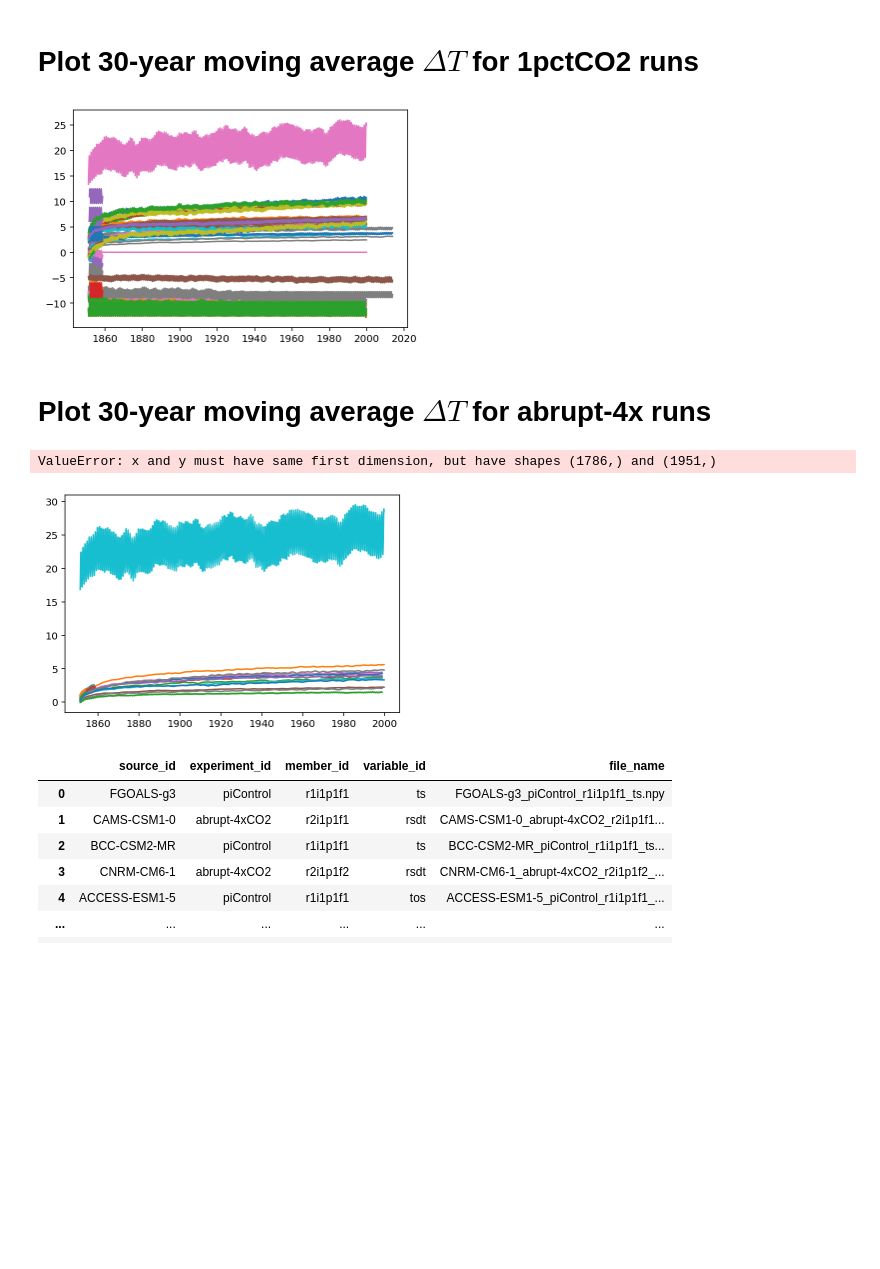
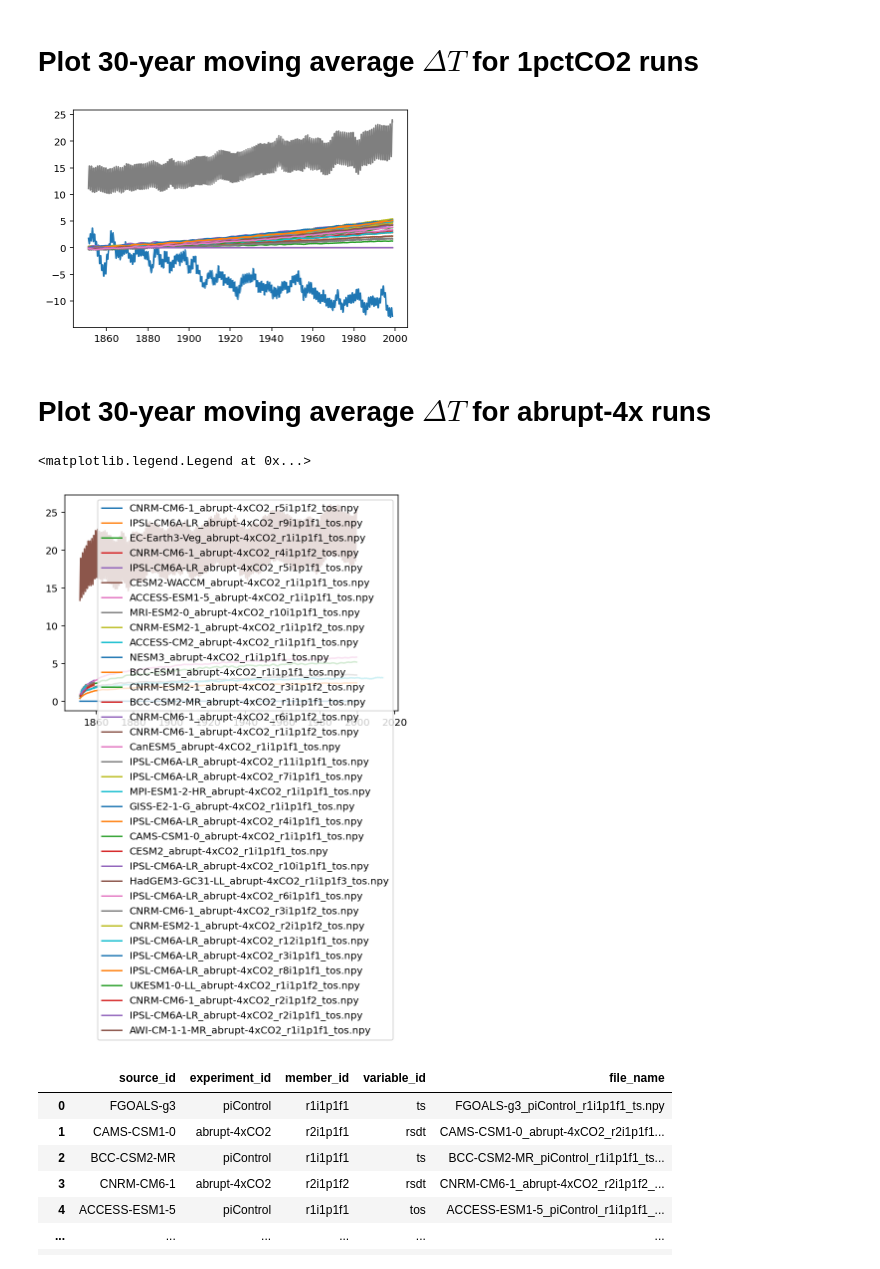
Before and after one commit to galenphall/pangeo_tests, a Jupyter notebook: analysis.ipynb, the cells around one changed output. Drawn from its saved outputs; the diff is of its cells as text; code cells hidden in the pictures; blank space fills up the shorter version.

```diff
--- a/analysis.ipynb
+++ b/analysis.ipynb
@@ -36,11 +36,14 @@ def find(**keys):
 # %%
 def load(**keys):
     ndfs = find(**keys)
-    ns = np.array([[f, np.load('data/'+f, allow_pickle = True)] for f in dfs.file_name])
+    ns = np.array([[f, np.load('data/'+f, allow_pickle = True)] for f in ndfs.file_name])
     return ns
 # %%
 def plot_time_var(window, **keys):
     ts = load(**keys)
+    if len(ts) == 0:
+        print("No data fit these keys")
+        return
     dates = [d for d in [pd.to_datetime(n[1], errors='coerce') for n in ts[:,1]] if d[0] != 'NaT']
     plt.figure(' '.join(keys.values())+' runs')
     for f, v in ts:
@@ -55,17 +58,17 @@ def plot_time_var(window, **keys):
 Plot 30-year moving average $\Delta T$  for 1pctCO2 runs
 =======
 # %%
-plot_time_var(window=30, experiment_id = '1pctCO2', variable_id='ts')
+plot_time_var(window=30, experiment_id = '1pctCO2', variable_id='tos')
 # %% [output]
-[figure, old version]
+[figure, new version]
 # %% [markdown]
 Plot 30-year moving average $\Delta T$  for abrupt-4x runs
 =======
 # %%
-plot_time_var('tos','abrupt-4xCO2', 30)
+plot_time_var(window=30, experiment_id = 'abrupt-4xCO2', variable_id='tos')
 # %% [output]
-ValueError: x and y must have same first dimension, but have shapes (1786,) and (1951,)
+<matplotlib.legend.Legend at 0x...>
-[figure, old version]
+[figure, new version]
 # %%
 # %% [output]
 |  | source_id | experiment_id | member_id | variable_id | file_name |
```
Also changed, not shown: parts of 2 cells of this notebook, 3 other files.
